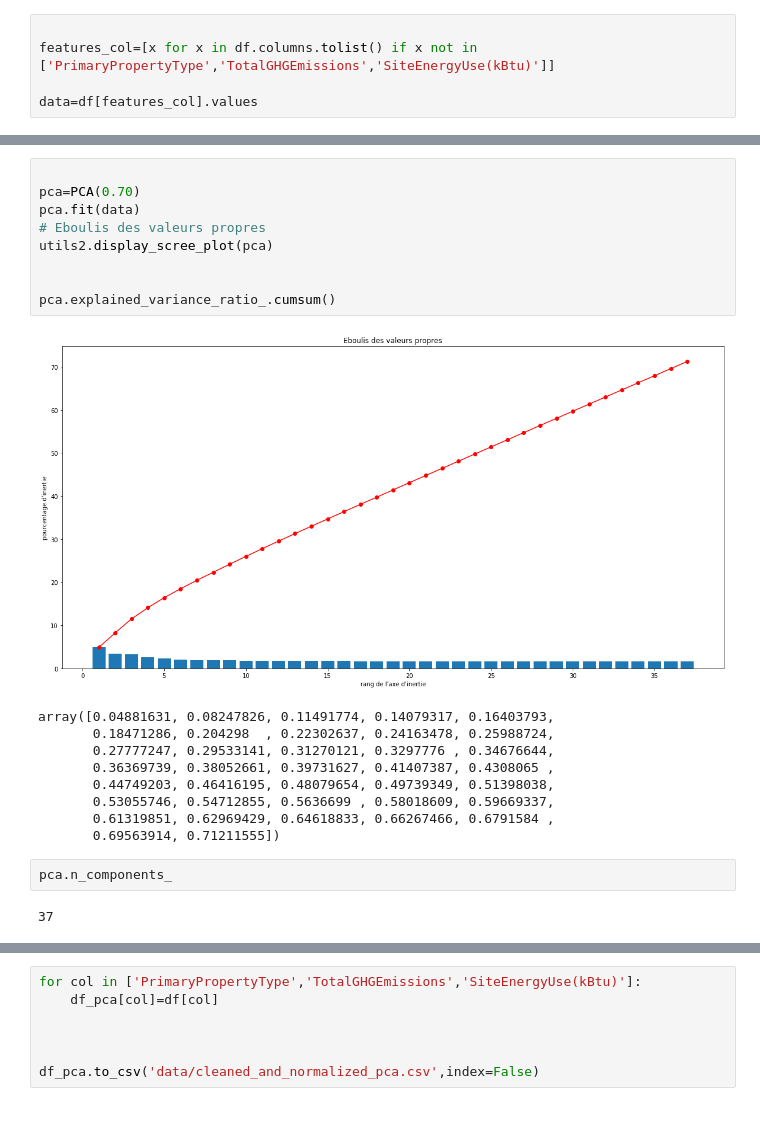
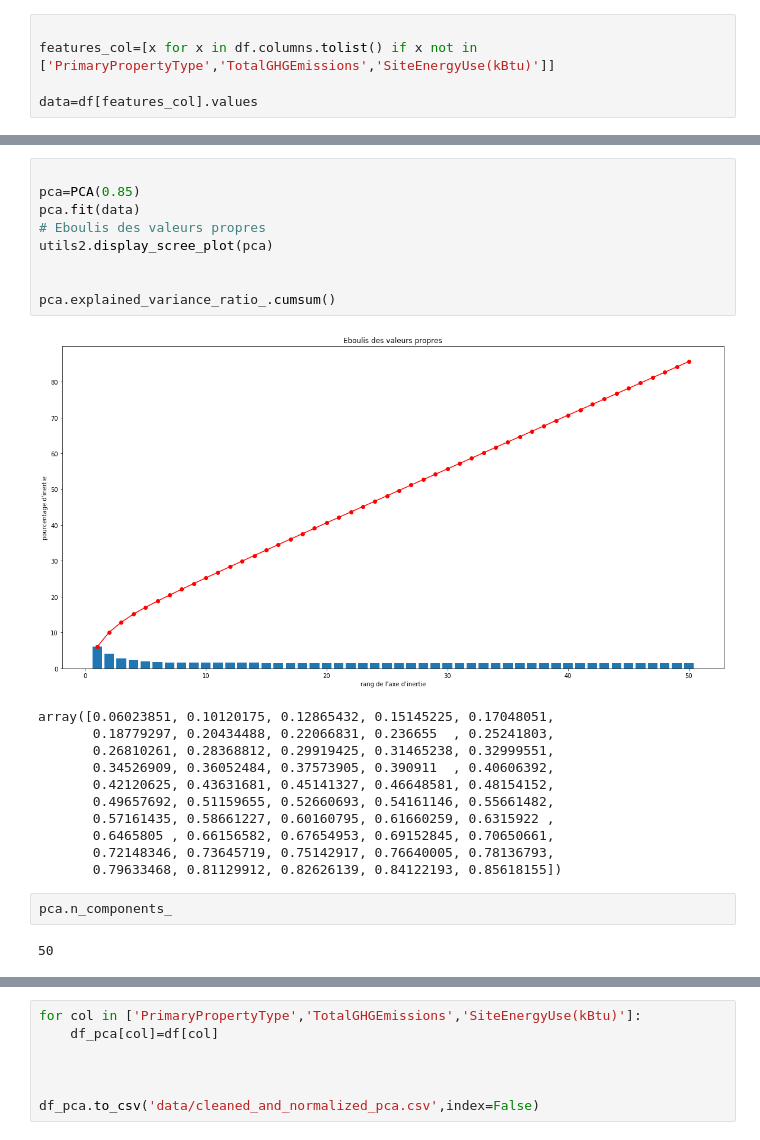
Before and after one commit to hoochycoochie/p4ml, a Jupyter notebook: DIOP_Amadou_1_notebook_exploratoire_082022.ipynb, the cells around one changed output, grey strips where cells are left out. Drawn from its saved outputs; the diff is of its cells as text.

```diff
--- a/DIOP_Amadou_1_notebook_exploratoire_082022.ipynb
+++ b/DIOP_Amadou_1_notebook_exploratoire_082022.ipynb
@@ -625,27 +623,29 @@ features_col
  'Neighborhood_SOUTHWEST']
 # %%
 
-pca=PCA(0.70)
+pca=PCA(0.85)
 pca.fit(data)
 # Eboulis des valeurs propres
 utils2.display_scree_plot(pca)
 
 
 pca.explained_variance_ratio_.cumsum()
 # %% [output]
-[figure, old version]
+[figure, new version]
-array([0.04881631, 0.08247826, 0.11491774, 0.14079317, 0.16403793,
-       0.18471286, 0.204298  , 0.22302637, 0.24163478, 0.25988724,
-       0.27777247, 0.29533141, 0.31270121, 0.3297776 , 0.34676644,
-       0.36369739, 0.38052661, 0.39731627, 0.41407387, 0.4308065 ,
-       0.44749203, 0.46416195, 0.48079654, 0.49739349, 0.51398038,
-       0.53055746, 0.54712855, 0.5636699 , 0.58018609, 0.59669337,
-       0.61319851, 0.62969429, 0.64618833, 0.66267466, 0.6791584 ,
-       0.69563914, 0.71211555])
+array([0.06023851, 0.10120175, 0.12865432, 0.15145225, 0.17048051,
+       0.18779297, 0.20434488, 0.22066831, 0.236655  , 0.25241803,
+       0.26810261, 0.28368812, 0.29919425, 0.31465238, 0.32999551,
+       0.34526909, 0.36052484, 0.37573905, 0.390911  , 0.40606392,
+       0.42120625, 0.43631681, 0.45141327, 0.46648581, 0.48154152,
+       0.49657692, 0.51159655, 0.52660693, 0.54161146, 0.55661482,
+       0.57161435, 0.58661227, 0.60160795, 0.61660259, 0.6315922 ,
+       0.6465805 , 0.66156582, 0.67654953, 0.69152845, 0.70650661,
+       0.72148346, 0.73645719, 0.75142917, 0.76640005, 0.78136793,
+       0.79633468, 0.81129912, 0.82626139, 0.84122193, 0.85618155])
 # %%
 pca.n_components_
 # %% [output]
-37
+50
 # %%
 columns = ['pca_%i' % i for i in range(pca.n_components_)]
 df_pca = pd.DataFrame(pca.transform(data), columns=columns, index=df.index)
```
Also changed, not shown: parts of 7 cells of this notebook, 2 other files.
